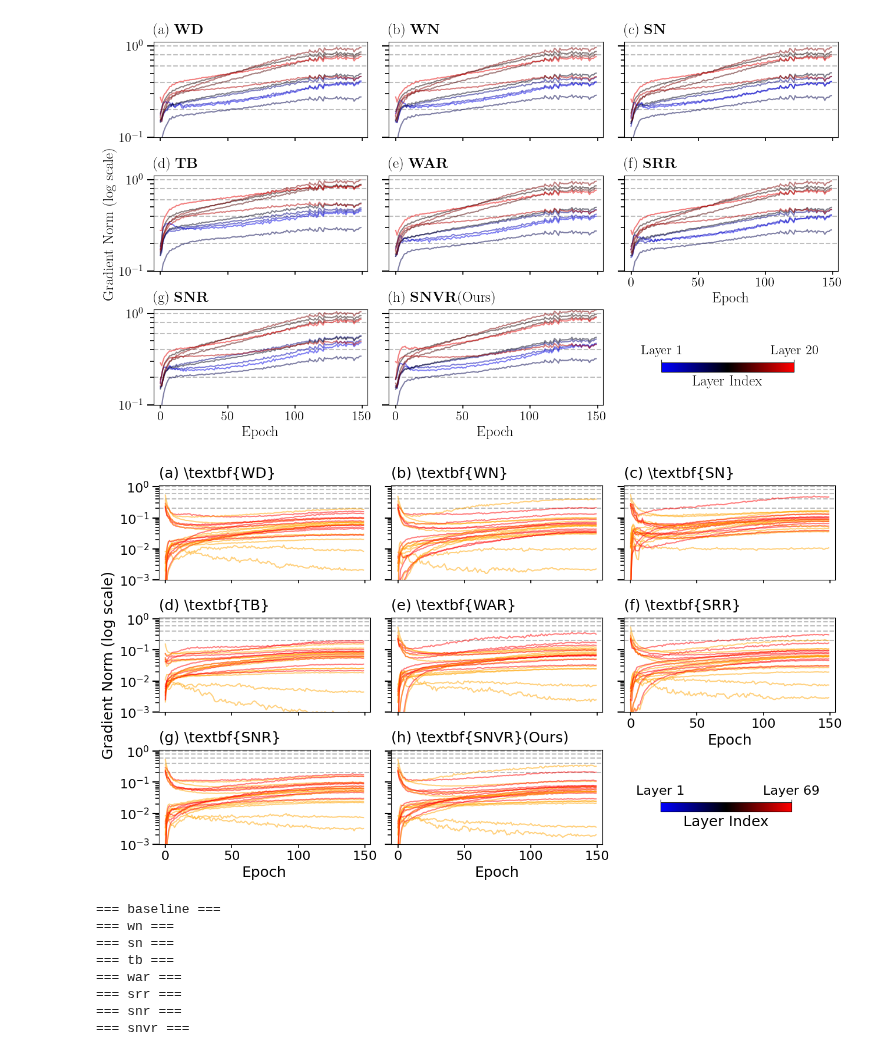
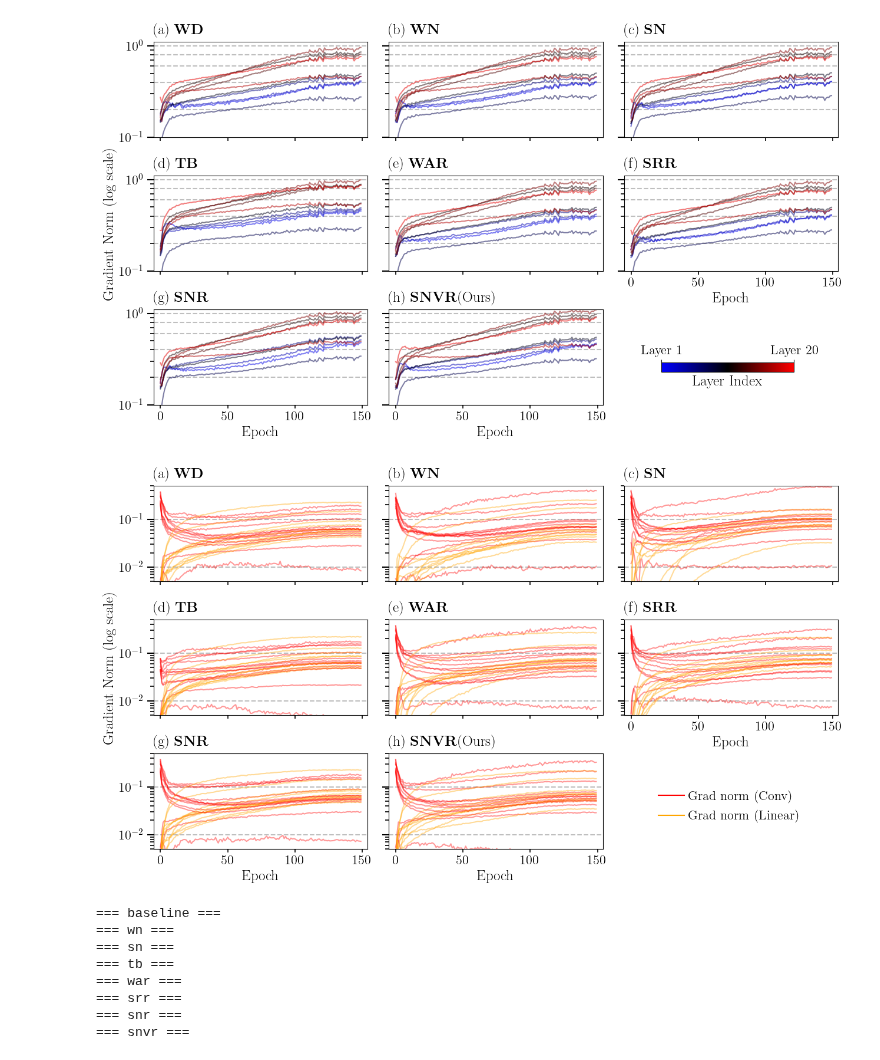
Before and after one commit to lim-sorry/snvr, a Jupyter notebook: analysis.ipynb, the cells around one changed output. Cells and saved outputs as stored; diff of their text form; code cells hidden in the pictures.

```diff
--- a/analysis.ipynb
+++ b/analysis.ipynb
@@ -279,11 +261,13 @@ for i, method in enumerate(methods):
 
     norm_factor = epoch_grad_norms.shape[1]
 
-    for idx, module in enumerate(modules[::3]):
+    for idx, module in enumerate(modules):
+        if idx % 3 != 0:
+            continue
         if isinstance(module, nn.Conv2d):
-            c = 'orange'
+            rgb = 'red'
         else:
-            c = 'red'
+            rgb = 'orange'
 
         grad_norms = epoch_grad_norms[:,idx]
         x = np.arange(grad_norms.shape[0])
@@ -291,51 +275,47 @@ for i, method in enumerate(methods):
         y = np.where(np.isinf(y), np.nan, y)
         s = pd.Series(y)
         y = s.interpolate()
+        # rgb = blue_black_red_cmap(idx / norm_factor)
 
-        ax.plot(x, y, alpha=.5, color=c)
+        ax.plot(x, y, alpha=0.4, color=rgb)
 
     ax.set_yscale('log')
-    ax.set_ylim(0.001, 1.1)
+    ax.set_ylim(0.005, 0.5)
     ax.set_xlim(-5, x.max()+5)
 
     if i in [5, 6, 7]:
         ax.set_xlabel('Epoch', fontsize=18)
     else:
         ax.set_xticklabels([])
 
     if i == 3:
         ax.set_ylabel('Gradient Norm (log scale)', fontsize=18)
 
     if i % 3 != 0:
         ax.set_yticklabels([])
 
-    for y in [0.2,.4,.6,.8,1.]:
+    for y in [0.01, 0.1]:
         ax.axhline(y, linestyle='--', color='gray', alpha=0.5, zorder=-1)
 
 
     ax.set_title(titles[i], fontsize=18, loc='left', pad=10)
 
     ax.tick_params(labelsize=16, which='major', axis='y', size=8, width=1.5)
     ax.tick_params(labelsize=16, which='minor', axis='y', size=4, width=1.2)
     ax.tick_params(labelsize=16, axis='x', size=4, width=1.2)
 
 ax = axs.flatten()[8]
 ax.axis('off')
 
-cbar_ax = fig.add_axes([0.70, 0.18, 0.15, 0.02]) # x, y, width, height (가로로 긴 직사각형)
-cbar = plt.colorbar(plt.cm.ScalarMappable(cmap=blue_black_red_cmap),
-                    cax=cbar_ax,
-                    orientation='horizontal',
-                    ticks=[0, 1])
-cbar.set_ticklabels(['Layer 1', f'Layer {norm_factor}'], fontsize=16)
-cbar_ax.xaxis.tick_top()
-cbar.set_label('Layer Index', fontsize=18)
-cbar_ax.xaxis.set_label_position('bottom')
+ax = axs.flatten()[7]
+ax.plot([], [], color='red', label='Grad norm (Conv)')
+ax.plot([], [], color='orange', label='Grad norm (Linear)')
+fig.legend(fontsize=16, loc='right', ncol=1, frameon=False, columnspacing=0.5, handletextpad=0.3, bbox_to_anchor=(0.87, 0.20))
 
 plt.subplots_adjust(wspace=0.1, hspace=0.4)
-plt.savefig('figures/visualization_grad_norm.pdf', bbox_inches='tight', dpi=300)
+plt.savefig('figures/visualization_grad_norm_conv2next-tiny.pdf', bbox_inches='tight', dpi=300)
 # %% [output]
-[figure, old version]
+[figure, new version]
 # %%
 from torchvision.models import resnet18, resnet34
 from models.conv2next import conv2next_tiny
```
Also changed, not shown: parts of 1 cell of this notebook, 1 other file.
